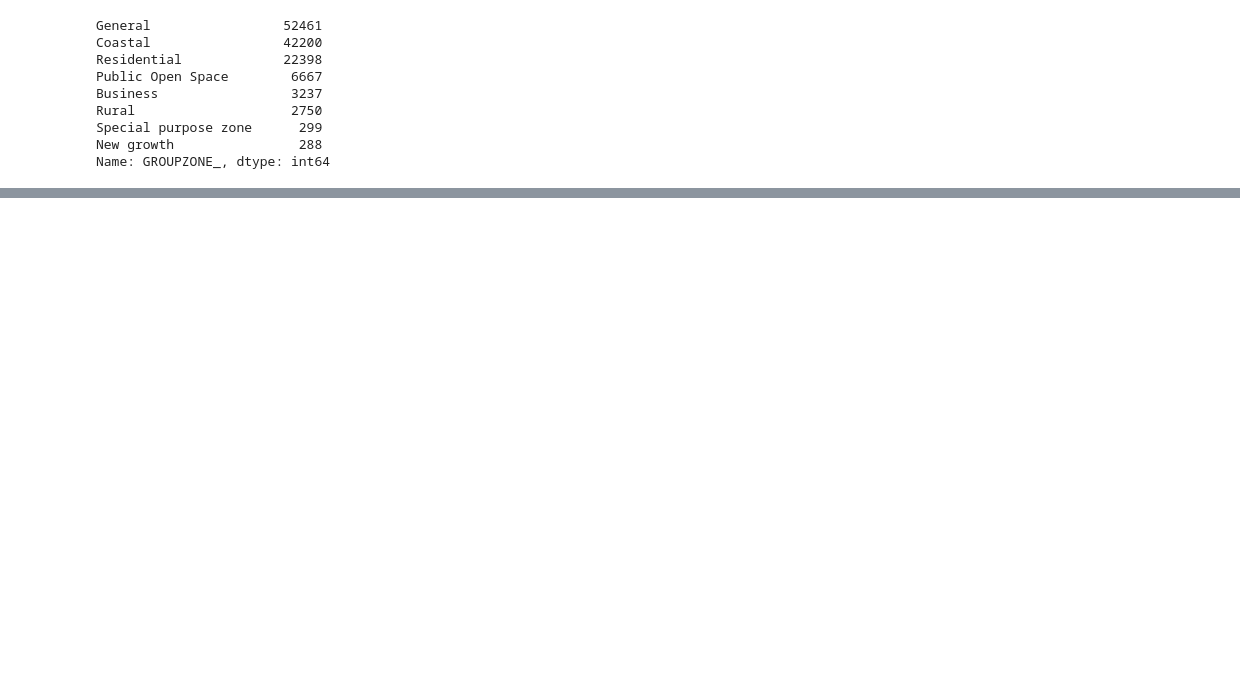
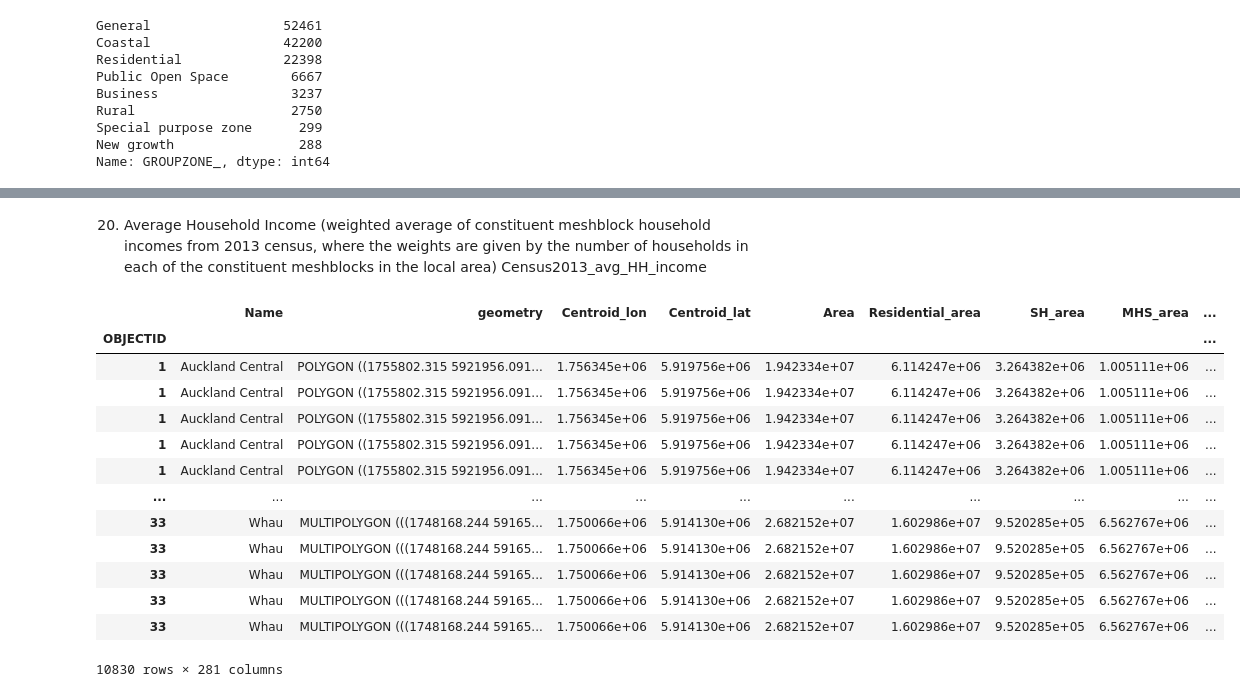
Before and after one commit to UoA-eResearch/auckland-housing, a Jupyter notebook: phase2.ipynb, the cells around one changed output, grey strips where cells are left out. Drawn from its saved outputs; the diff is of its cells as text; code cells hidden in the pictures; blank space fills up the shorter version.

```diff
--- a/phase2.ipynb
+++ b/phase2.ipynb
@@ -194,0 +283,21 @@ df
+# %% [markdown]
+20.	Average Household Income (weighted average of constituent meshblock household incomes from 2013 census, where the weights are given by the number of households in each of the constituent meshblocks in the local area) Census2013_avg_HH_income
+# %%
+meshblocks_with_income = meshblocks[(meshblocks[key] != "..C") & (meshblocks[key] != "*")].copy()
+meshblocks_with_income[key] = meshblocks_with_income[key].astype(int)
+meshblocks_with_income
+# %% [output]
+|  | Name | geometry | Centroid_lon | Centroid_lat | Area | Residential_area | SH_area | MHS_area | ... |
+| OBJECTID |  |  |  |  |  |  |  |  | ... |
+| 1 | Auckland Central | POLYGON ((1755802.315 5921956.091... | 1.756345e+06 | 5.919756e+06 | 1.942334e+07 | 6.114247e+06 | 3.264382e+06 | 1.005111e+06 | ... |
+| 1 | Auckland Central | POLYGON ((1755802.315 5921956.091... | 1.756345e+06 | 5.919756e+06 | 1.942334e+07 | 6.114247e+06 | 3.264382e+06 | 1.005111e+06 | ... |
+| 1 | Auckland Central | POLYGON ((1755802.315 5921956.091... | 1.756345e+06 | 5.919756e+06 | 1.942334e+07 | 6.114247e+06 | 3.264382e+06 | 1.005111e+06 | ... |
+| 1 | Auckland Central | POLYGON ((1755802.315 5921956.091... | 1.756345e+06 | 5.919756e+06 | 1.942334e+07 | 6.114247e+06 | 3.264382e+06 | 1.005111e+06 | ... |
+| 1 | Auckland Central | POLYGON ((1755802.315 5921956.091... | 1.756345e+06 | 5.919756e+06 | 1.942334e+07 | 6.114247e+06 | 3.264382e+06 | 1.005111e+06 | ... |
+| ... | ... | ... | ... | ... | ... | ... | ... | ... | ... |
+| 33 | Whau | MULTIPOLYGON (((1748168.244 59165... | 1.750066e+06 | 5.914130e+06 | 2.682152e+07 | 1.602986e+07 | 9.520285e+05 | 6.562767e+06 | ... |
+| 33 | Whau | MULTIPOLYGON (((1748168.244 59165... | 1.750066e+06 | 5.914130e+06 | 2.682152e+07 | 1.602986e+07 | 9.520285e+05 | 6.562767e+06 | ... |
+| 33 | Whau | MULTIPOLYGON (((1748168.244 59165... | 1.750066e+06 | 5.914130e+06 | 2.682152e+07 | 1.602986e+07 | 9.520285e+05 | 6.562767e+06 | ... |
+| 33 | Whau | MULTIPOLYGON (((1748168.244 59165... | 1.750066e+06 | 5.914130e+06 | 2.682152e+07 | 1.602986e+07 | 9.520285e+05 | 6.562767e+06 | ... |
+| 33 | Whau | MULTIPOLYGON (((1748168.244 59165... | 1.750066e+06 | 5.914130e+06 | 2.682152e+07 | 1.602986e+07 | 9.520285e+05 | 6.562767e+06 | ... |
+10830 rows × 281 columns
```
Also changed, not shown: parts of 38 cells of this notebook, 3 other files.
